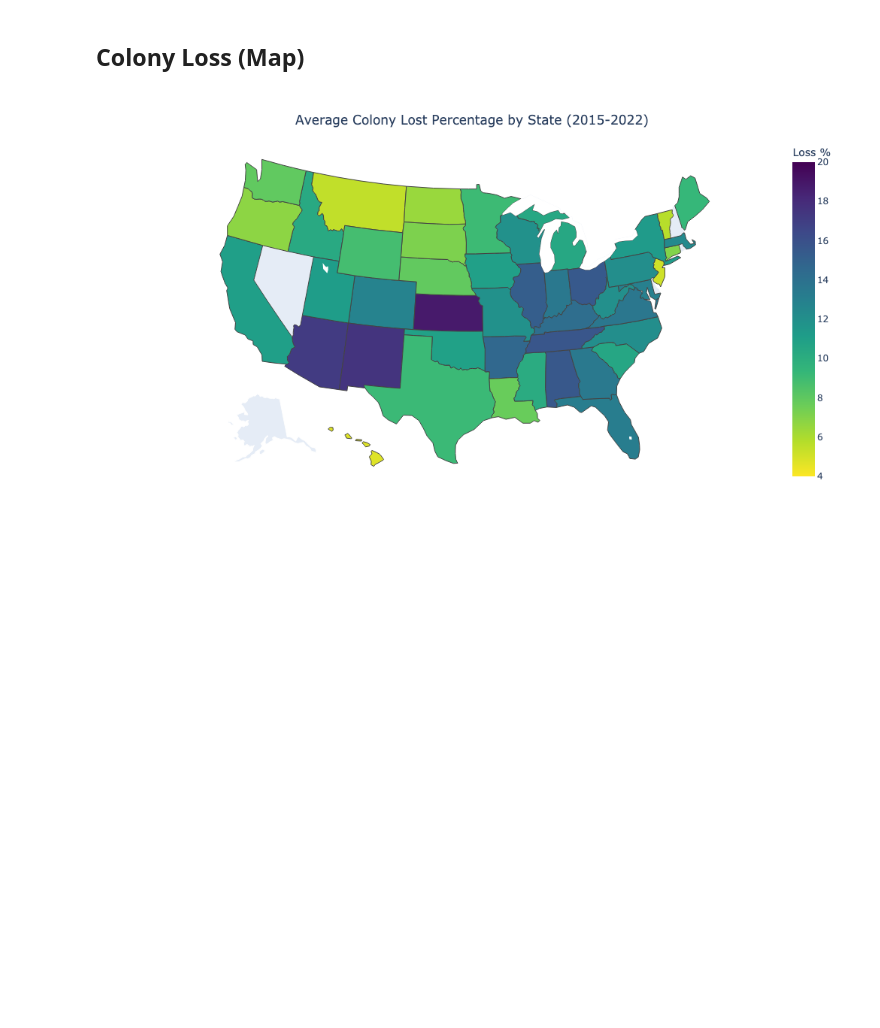
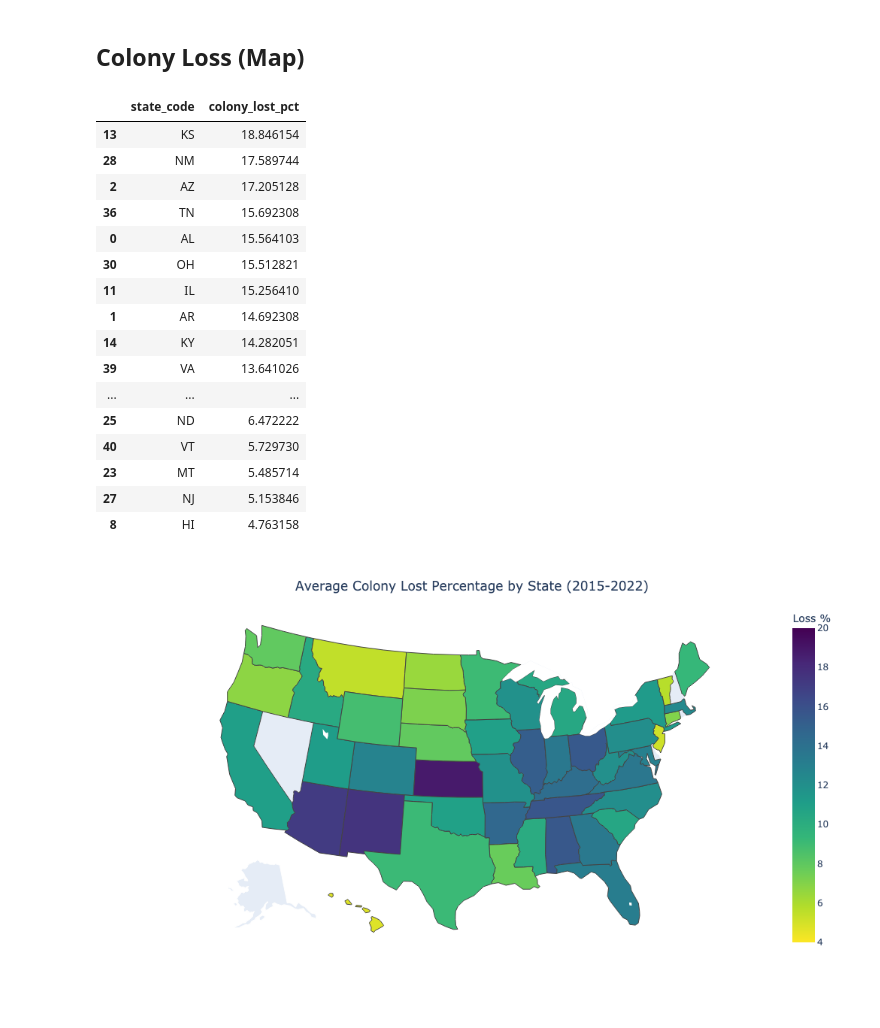
Before and after one commit to junnpp/bee-colony-loss, a Jupyter notebook: eda.ipynb, the cells around one changed output. Saved outputs shown, nothing was run; the diff lists cells and outputs as text; code cells hidden in the pictures; blank space fills up the shorter version.

```diff
--- a/eda.ipynb
+++ b/eda.ipynb
@@ -518,6 +496,26 @@ us_state_to_abbrev = {
 # %%
 state_code = merged_df.states.map(us_state_to_abbrev)
 merged_df['state_code'] = state_code
+# %%
+map_df.sort_values('colony_lost_pct', ascending=False)
+# %% [output]
+|  | state_code | colony_lost_pct |
+| 13 | KS | 18.846154 |
+| 28 | NM | 17.589744 |
+| 2 | AZ | 17.205128 |
+| 36 | TN | 15.692308 |
+| 0 | AL | 15.564103 |
+| 30 | OH | 15.512821 |
+| 11 | IL | 15.256410 |
+| 1 | AR | 14.692308 |
+| 14 | KY | 14.282051 |
+| 39 | VA | 13.641026 |
+| ... | ... | ... |
+| 25 | ND | 6.472222 |
+| 40 | VT | 5.729730 |
+| 23 | MT | 5.485714 |
+| 27 | NJ | 5.153846 |
+| 8 | HI | 4.763158 |
 # %%
 # choropleth map by U.S. States
 
```
Also changed, not shown: parts of 4 cells of this notebook, 1 other file.
